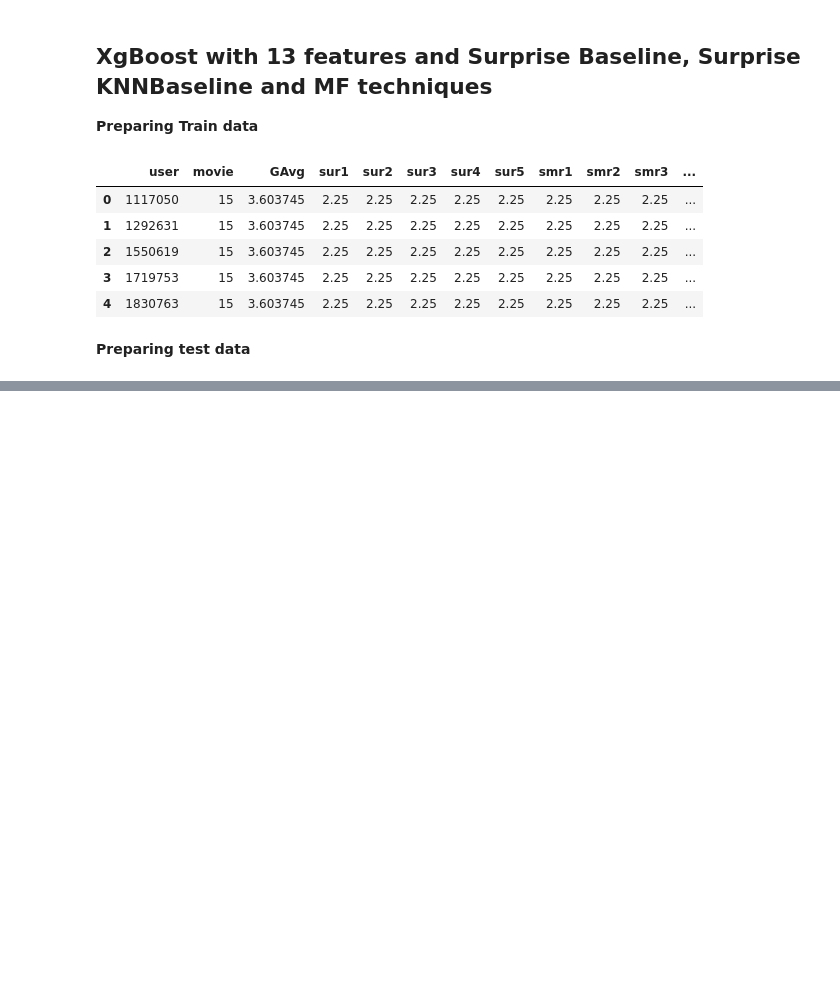
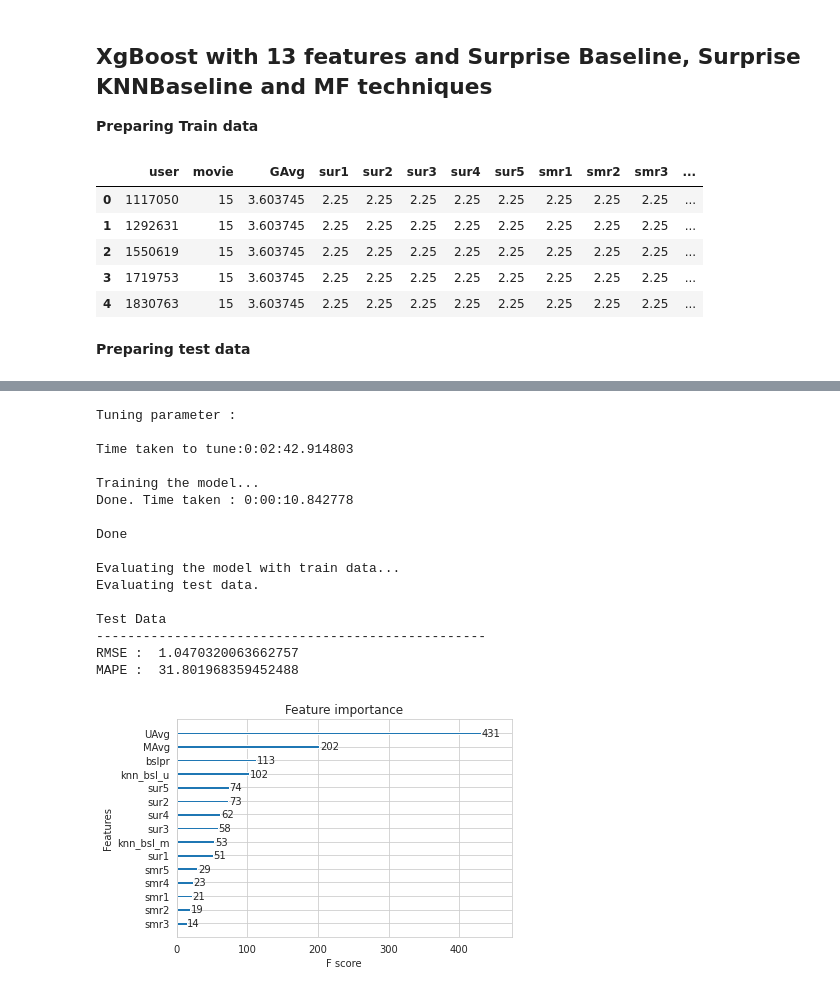
Before and after one commit to AnilKumar-06/Movie-Recommandation, a Jupyter notebook: NetflixRecommandationSystem.ipynb, the cells around one changed output, grey strips where cells are left out. Drawn from its saved outputs; the diff is of its cells as text; code cells hidden in the pictures; blank space fills up the shorter version.

Commit message:
Comparison between all models

```diff
--- a/NetflixRecommandationSystem.ipynb
+++ b/NetflixRecommandationSystem.ipynb
@@ -1991,3 +1990,64 @@ reg_test_df.head()
 | 2 | 1451564 | 5 | 3.603745 | 3.603745 | 3.603745 | 3.603745 | 3.603745 | 3.603745 | 3.603745 | 3.603745 | 3.603745 | ... |
 | 3 | 1496376 | 5 | 3.603745 | 3.603745 | 3.603745 | 3.603745 | 3.603745 | 3.603745 | 3.603745 | 3.603745 | 3.603745 | ... |
 | 4 | 1748471 | 5 | 3.603745 | 3.603745 | 3.603745 | 3.603745 | 3.603745 | 3.603745 | 3.603745 | 3.603745 | 3.603745 | ... |
+# %%
+#preparing x_train and y_train
+x_train = reg_train.drop(['user', 'movie', 'rating'], axis=1)
+y_train = reg_train['rating']
+
+#prepare test data
+x_test = reg_test_df.drop(['user', 'movie', 'rating'], axis = 1)
+y_test = reg_test_df['rating']
+
+
+params = {'learning_rate':stats.uniform(0.01, 0.2),
+          'n_estimators':sp_randint(100, 1000),
+          'max_depth':sp_randint(1,10),
+          'min_child_weight':sp_randint(1, 8),
+          'gamma':stats.uniform(0, 0.02),
+          'subsample':stats.uniform(0.6, 0.4),
+          'reg_alpha':sp_randint(0, 200),
+          'reg_lambda':stats.uniform(0, 200),
+          'colsample_bytree':stats.uniform(0.6, 0.3)
+}
+
+#Declare XGBoost model..
+xgbreg = xgb.XGBRegressor(silent=True, n_jobs=-1, random_state=15)
+start = datetime.now()
+print("Tuning parameter : \n")
+
+xgb_best = RandomizedSearchCV(xgbreg, param_distributions=params, refit=False, scoring="neg_mean_squared_error",
+                              n_jobs = -1, cv = 3)
+
+xgb_best.fit(x_train, y_train)
+best_para = xgb_best.best_params_
+
+xgb_final = xgbreg.set_params(**best_para)
+print("Time taken to tune:{}\n".format(datetime.now()-start))
+
+train_results, test_results = run_xgboost(xgb_final, x_train, y_train, x_test, y_test)
+
+#store the results in the models_evaluation dictionaries
+models_evaluation_train['xgb_final'] = train_results
+models_evaluation_test['xgb_final'] = test_results
+
+xgb.plot_importance(xgb_final)
+plt.show()
+# %% [output]
+Tuning parameter :
+
+Time taken to tune:0:02:42.914803
+
+Training the model...
+Done. Time taken : 0:00:10.842778
+
+Done
+
+Evaluating the model with train data...
+Evaluating test data.
+
+Test Data
+--------------------------------------------------
+RMSE :  1.0470320063662757
+MAPE :  31.801968359452488
+[figure, added]
```
Also changed, not shown: parts of 34 cells of this notebook.
